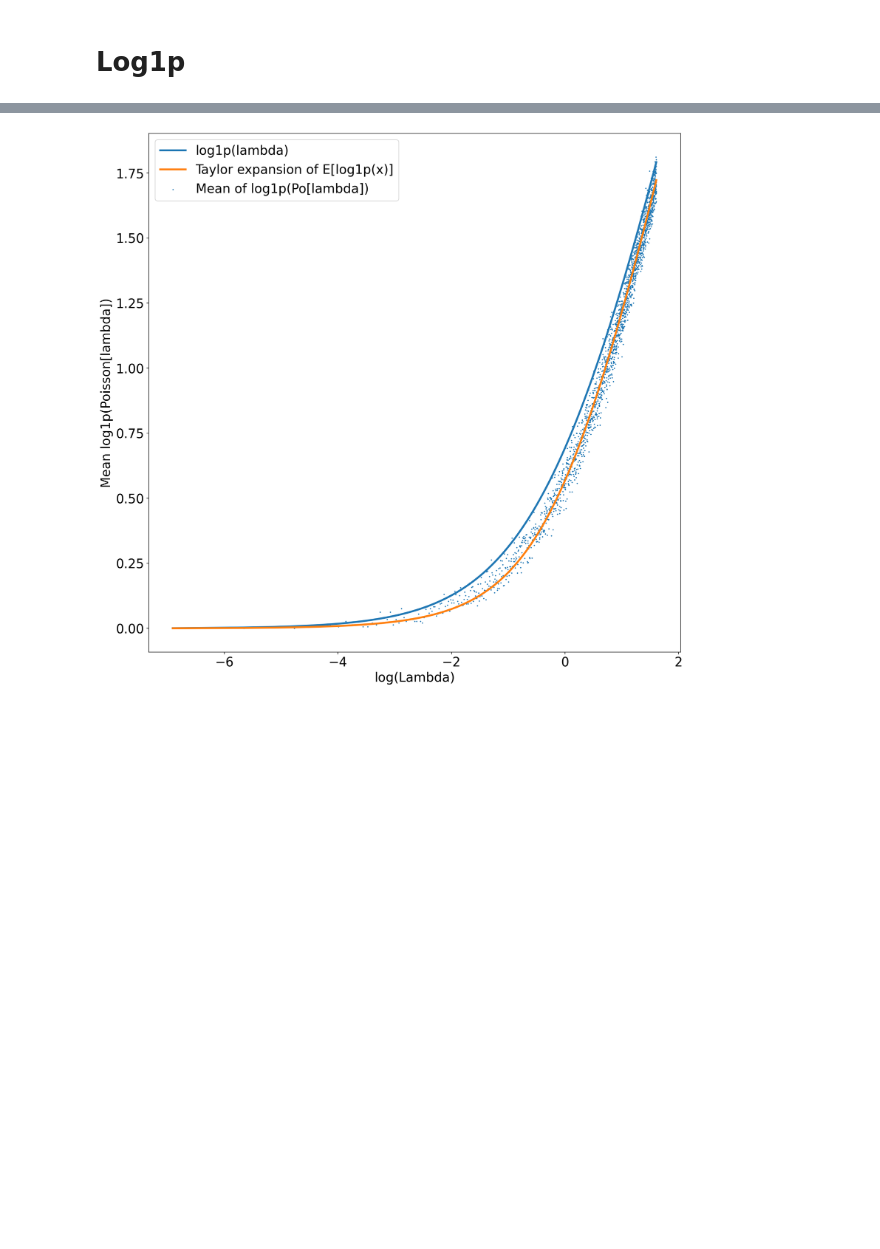
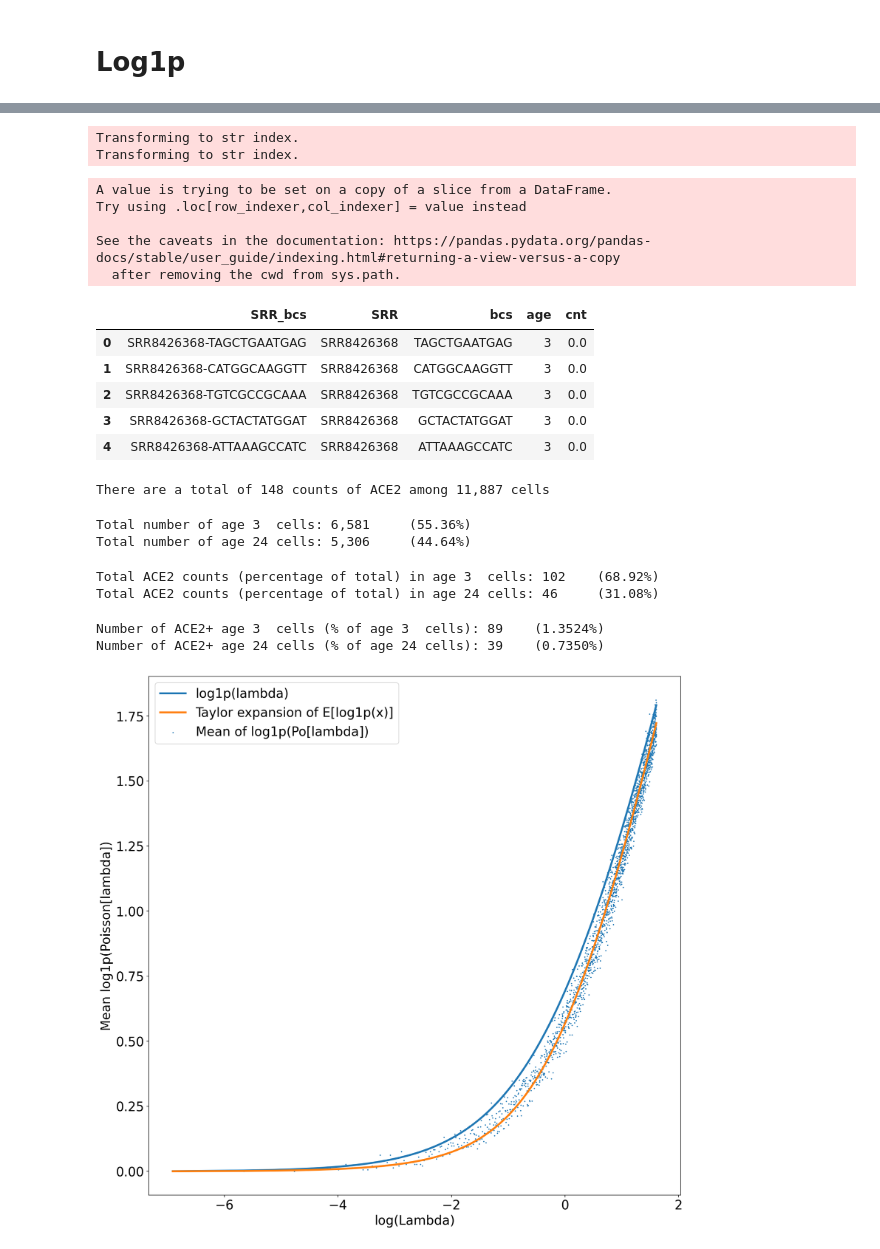
Before and after one commit to pachterlab/BP_2020_2, a Jupyter notebook: notebooks/log1p.ipynb, the cells around one changed output, grey strips where cells are left out. Cells and saved outputs as stored; diff of their text form; code cells hidden in the pictures; blank space fills up the shorter version.

Commit message:
loaded data, print out basic stats

```diff
--- a/notebooks/log1p.ipynb
+++ b/notebooks/log1p.ipynb
@@ -59,3 +96,68 @@ plt.rcParams.update({'font.size': fsize})
+# %%
+bp = "BP_2020_2/data/"
+obs = pd.read_csv(bp + "E-CURD-9.aggregated_filtered_counts.mtx_cols", sep="\t", header=None, names=["SRR_bcs"])
+var = pd.read_csv(bp + "E-CURD-9.aggregated_filtered_counts.mtx_rows", sep="\t", header=None, names=["gene", "gene2"])
+md  = pd.read_csv(bp + "metadata.txt", sep="\t")
+del var["gene2"]
+mtx = csr_matrix(mmread(bp+"mtx").T)
+
+md["age"] = md["Factor Value[age]"].str.split(" ").apply(lambda x: x[0])
+md.index = md["Assay"].values
+
+obs["SRR"] = obs.SRR_bcs.str.split("-").apply(lambda x: x[0])
+obs["bcs"] = obs.SRR_bcs.str.split("-").apply(lambda x: x[1])
+obs["age"] = obs.SRR.map(age_map)
+obs["age"] = obs.SRR_bcs.map(md["age"])
+# %%
+adata = anndata.AnnData(X=mtx, obs=obs, var=var)
+# %% [output]
+Transforming to str index.
+Transforming to str index.
+# %%
+ace2 = adata[:, np.where(adata.var["gene"]==ace2_gene)[0][0]]
+# %%
+df = ace2.obs
+df["cnt"] = nd(ace2.X.todense())
+df = df.dropna(subset=["age"]) # There are 298 cells that are not in the "age_map", with only 1 cell expressing Ace2. We drop it.
+df["age"] = df.age.values.astype(int)
+# %% [output]
+A value is trying to be set on a copy of a slice from a DataFrame.
+Try using .loc[row_indexer,col_indexer] = value instead
+
+See the caveats in the documentation: https://pandas.pydata.org/pandas-docs/stable/user_guide/indexing.html#returning-a-view-versus-a-copy
+  after removing the cwd from sys.path.
+# %%
+df.head()
+# %% [output]
+|  | SRR_bcs | SRR | bcs | age | cnt |
+| 0 | SRR8426368-TAGCTGAATGAG | SRR8426368 | TAGCTGAATGAG | 3 | 0.0 |
+| 1 | SRR8426368-CATGGCAAGGTT | SRR8426368 | CATGGCAAGGTT | 3 | 0.0 |
+| 2 | SRR8426368-TGTCGCCGCAAA | SRR8426368 | TGTCGCCGCAAA | 3 | 0.0 |
+| 3 | SRR8426368-GCTACTATGGAT | SRR8426368 | GCTACTATGGAT | 3 | 0.0 |
+| 4 | SRR8426368-ATTAAAGCCATC | SRR8426368 | ATTAAAGCCATC | 3 | 0.0 |
+# %%
+print("There are a total of {:,.0f} counts of ACE2 among {:,.0f} cells".format(nd(df.cnt).sum(), df.shape[0]))
+# %% [output]
+There are a total of 148 counts of ACE2 among 11,887 cells
+# %%
+print("Total number of age 3  cells: {:,.0f}\t({:,.2f}%)".format(df.eval("age==3").sum(), df.eval("age==3").sum()/df.shape[0]*100))
+print("Total number of age 24 cells: {:,.0f}\t({:,.2f}%)".format(df.eval("age==24").sum(), df.eval("age==24").sum()/df.shape[0]*100))
+# %% [output]
+Total number of age 3  cells: 6,581     (55.36%)
+Total number of age 24 cells: 5,306     (44.64%)
+# %%
+total_cnt = df.cnt.sum()
+print("Total ACE2 counts (percentage of total) in age 3  cells: {:,.0f}\t({:,.2f}%)".format(df.query("age == 3 ").cnt.sum(), df.query("age==3").cnt.sum()/total_cnt*100))
+print("Total ACE2 counts (percentage of total) in age 24 cells: {:,.0f}\t({:,.2f}%)".format(df.query("age == 24 ").cnt.sum(), df.query("age==24").cnt.sum()/total_cnt*100))
+# %% [output]
+Total ACE2 counts (percentage of total) in age 3  cells: 102    (68.92%)
+Total ACE2 counts (percentage of total) in age 24 cells: 46     (31.08%)
+# %%
+print("Number of ACE2+ age 3  cells (% of age 3  cells): {:,.0f}\t({:,.4f}%)".format(df.query("age==3").eval("cnt>0").sum(), df.query("age==3").eval("cnt>0").sum()/df.query("age==3").shape[0]*100))
+print("Number of ACE2+ age 24 cells (% of age 24 cells): {:,.0f}\t({:,.4f}%)".format(df.query("age==24").eval("cnt>0").sum(), df.query("age==24").eval("cnt>0").sum()/df.query("age==24").shape[0]*100))
+# %% [output]
+Number of ACE2+ age 3  cells (% of age 3  cells): 89    (1.3524%)
+Number of ACE2+ age 24 cells (% of age 24 cells): 39    (0.7350%)
 # %%
 n = 2000
 m = 100
```
Also changed, not shown: parts of 5 cells of this notebook.
